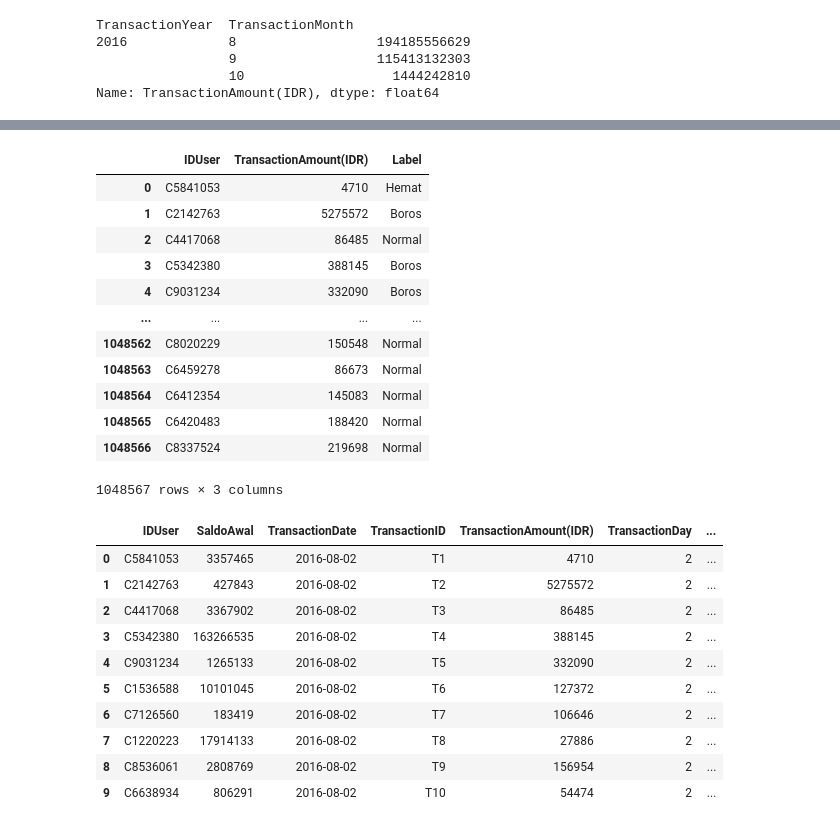
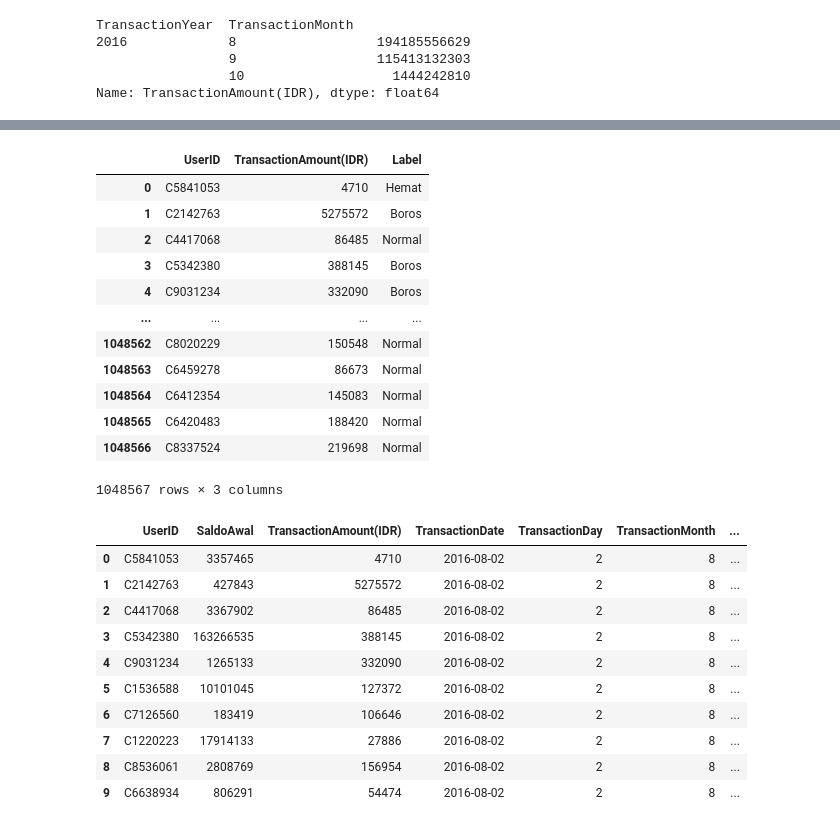
Before and after one commit to alouvre/CapstoneNeeds, a Jupyter notebook: Data_Collecting_FiturPrediksiPolaPengeluaranUser.ipynb, the cells around one changed output, grey strips where cells are left out. Cells and saved outputs as stored; diff of their text form; code cells hidden in the pictures.

```diff
--- a/Data_Collecting_FiturPrediksiPolaPengeluaranUser.ipynb
+++ b/Data_Collecting_FiturPrediksiPolaPengeluaranUser.ipynb
@@ -79,6 +89,6 @@ df.shape
 # %%
 # Memilih kolom-kolom yang relevan untuk digunakan
-data = df[['CustomerID','CustAccountBalance', 'TransactionDate', 'TransactionID', 'TransactionAmount (INR)']]
+data = df[['CustomerID', 'CustAccountBalance', 'TransactionAmount (INR)', 'TransactionDate']]
 
 data.head()
 # %% [output]
@@ -91,6 +101,6 @@ data.head()
 # %%
 # Mengganti nama beberapa kolom
-data = data.rename(columns={'CustomerID': 'IDUser', 'CustAccountBalance': 'SaldoUser', 'TransactionAmount (INR)': 'TransactionAmount(IDR)'})
+data = data.rename(columns={'CustomerID': 'UserID', 'CustAccountBalance': 'SaldoUser', 'TransactionAmount (INR)': 'TransactionAmount(IDR)'})
 
 data.head()
 # %% [output]
@@ -358,24 +353,24 @@ data.head()
 # %%
 # Hitung kuartil
 q1 = data['TransactionAmount(IDR)'].quantile(0.25)
 q3 = data['TransactionAmount(IDR)'].quantile(0.75)
 
 # Fungsi untuk menentukan label berdasarkan kuartil
 def label_kategori(selisih_saldo):
     if selisih_saldo <= q1:
         return 'Hemat'
     elif q1 < selisih_saldo <= q3:
         return 'Normal'
     else:
         return 'Boros'
 
 # Tambahkan kolom label
 data['Label'] = data['TransactionAmount(IDR)'].apply(label_kategori)
 
 # Tampilkan hasil
-data[['IDUser', 'TransactionAmount(IDR)', 'Label']]
+data[['UserID', 'TransactionAmount(IDR)', 'Label']]
 # %% [output]
-|  | IDUser | TransactionAmount(IDR) | Label |
+|  | UserID | TransactionAmount(IDR) | Label |
 | 0 | C5841053 | 4710 | Hemat |
 | 1 | C2142763 | 5275572 | Boros |
 | 2 | C4417068 | 86485 | Normal |
@@ -391,14 +386,14 @@ data[['IDUser', 'TransactionAmount(IDR)', 'Label']]
 # %%
 data.head(10)
 # %% [output]
-|  | IDUser | SaldoAwal | TransactionDate | TransactionID | TransactionAmount(IDR) | TransactionDay | ... |
-| 0 | C5841053 | 3357465 | 2016-08-02 | T1 | 4710 | 2 | ... |
-| 1 | C2142763 | 427843 | 2016-08-02 | T2 | 5275572 | 2 | ... |
-| 2 | C4417068 | 3367902 | 2016-08-02 | T3 | 86485 | 2 | ... |
-| 3 | C5342380 | 163266535 | 2016-08-02 | T4 | 388145 | 2 | ... |
-| 4 | C9031234 | 1265133 | 2016-08-02 | T5 | 332090 | 2 | ... |
-| 5 | C1536588 | 10101045 | 2016-08-02 | T6 | 127372 | 2 | ... |
-| 6 | C7126560 | 183419 | 2016-08-02 | T7 | 106646 | 2 | ... |
-| 7 | C1220223 | 17914133 | 2016-08-02 | T8 | 27886 | 2 | ... |
-| 8 | C8536061 | 2808769 | 2016-08-02 | T9 | 156954 | 2 | ... |
-| 9 | C6638934 | 806291 | 2016-08-02 | T10 | 54474 | 2 | ... |
+|  | UserID | SaldoAwal | TransactionAmount(IDR) | TransactionDate | TransactionDay | TransactionMonth | ... |
+| 0 | C5841053 | 3357465 | 4710 | 2016-08-02 | 2 | 8 | ... |
+| 1 | C2142763 | 427843 | 5275572 | 2016-08-02 | 2 | 8 | ... |
+| 2 | C4417068 | 3367902 | 86485 | 2016-08-02 | 2 | 8 | ... |
+| 3 | C5342380 | 163266535 | 388145 | 2016-08-02 | 2 | 8 | ... |
+| 4 | C9031234 | 1265133 | 332090 | 2016-08-02 | 2 | 8 | ... |
+| 5 | C1536588 | 10101045 | 127372 | 2016-08-02 | 2 | 8 | ... |
+| 6 | C7126560 | 183419 | 106646 | 2016-08-02 | 2 | 8 | ... |
+| 7 | C1220223 | 17914133 | 27886 | 2016-08-02 | 2 | 8 | ... |
+| 8 | C8536061 | 2808769 | 156954 | 2016-08-02 | 2 | 8 | ... |
+| 9 | C6638934 | 806291 | 54474 | 2016-08-02 | 2 | 8 | ... |
```
Also changed, not shown: parts of 27 cells of this notebook.
